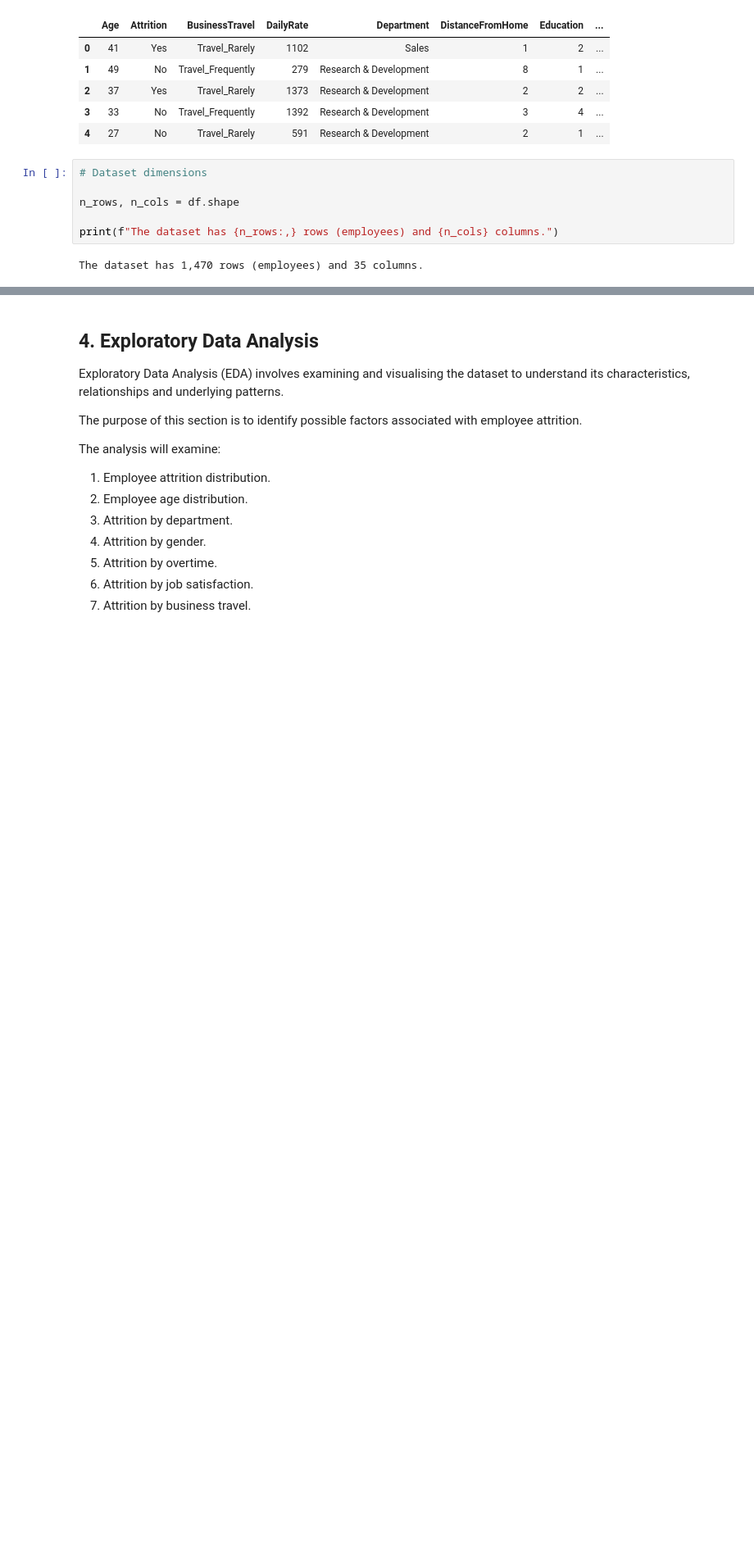
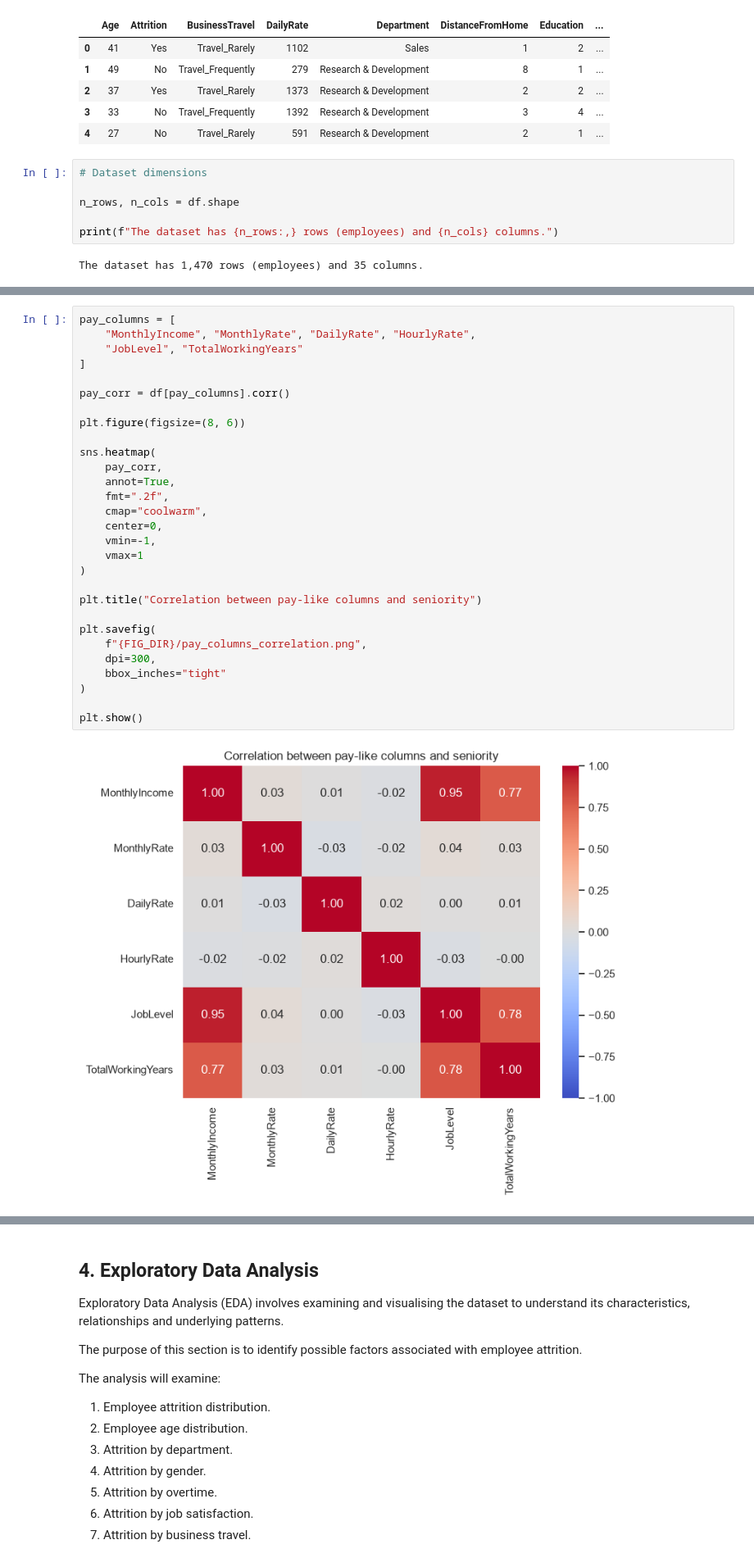
Before and after one commit to Trumpibeabuchi/techcrush-c9-group5-attrition, a Jupyter notebook: notebooks/EMPLOYEE_ATTRITION_PREDICTION.ipynb, the cells around one changed output, grey strips where cells are left out. Shown at 82% size. Saved outputs shown, nothing was run; the diff lists cells and outputs as text; blank space fills up the shorter version.

```diff
--- a/notebooks/EMPLOYEE_ATTRITION_PREDICTION.ipynb
+++ b/notebooks/EMPLOYEE_ATTRITION_PREDICTION.ipynb
@@ -253,0 +274,31 @@ numerical and categorical variables are processed correctly.
+# %%
+pay_columns = [
+    "MonthlyIncome", "MonthlyRate", "DailyRate", "HourlyRate",
+    "JobLevel", "TotalWorkingYears"
+]
+
+pay_corr = df[pay_columns].corr()
+
+plt.figure(figsize=(8, 6))
+
+sns.heatmap(
+    pay_corr,
+    annot=True,
+    fmt=".2f",
+    cmap="coolwarm",
+    center=0,
+    vmin=-1,
+    vmax=1
+)
+
+plt.title("Correlation between pay-like columns and seniority")
+
+plt.savefig(
+    f"{FIG_DIR}/pay_columns_correlation.png",
+    dpi=300,
+    bbox_inches="tight"
+)
+
+plt.show()
+# %% [output]
+[figure, added]
```
Also changed, not shown: parts of 36 cells of this notebook, 2 other files.
